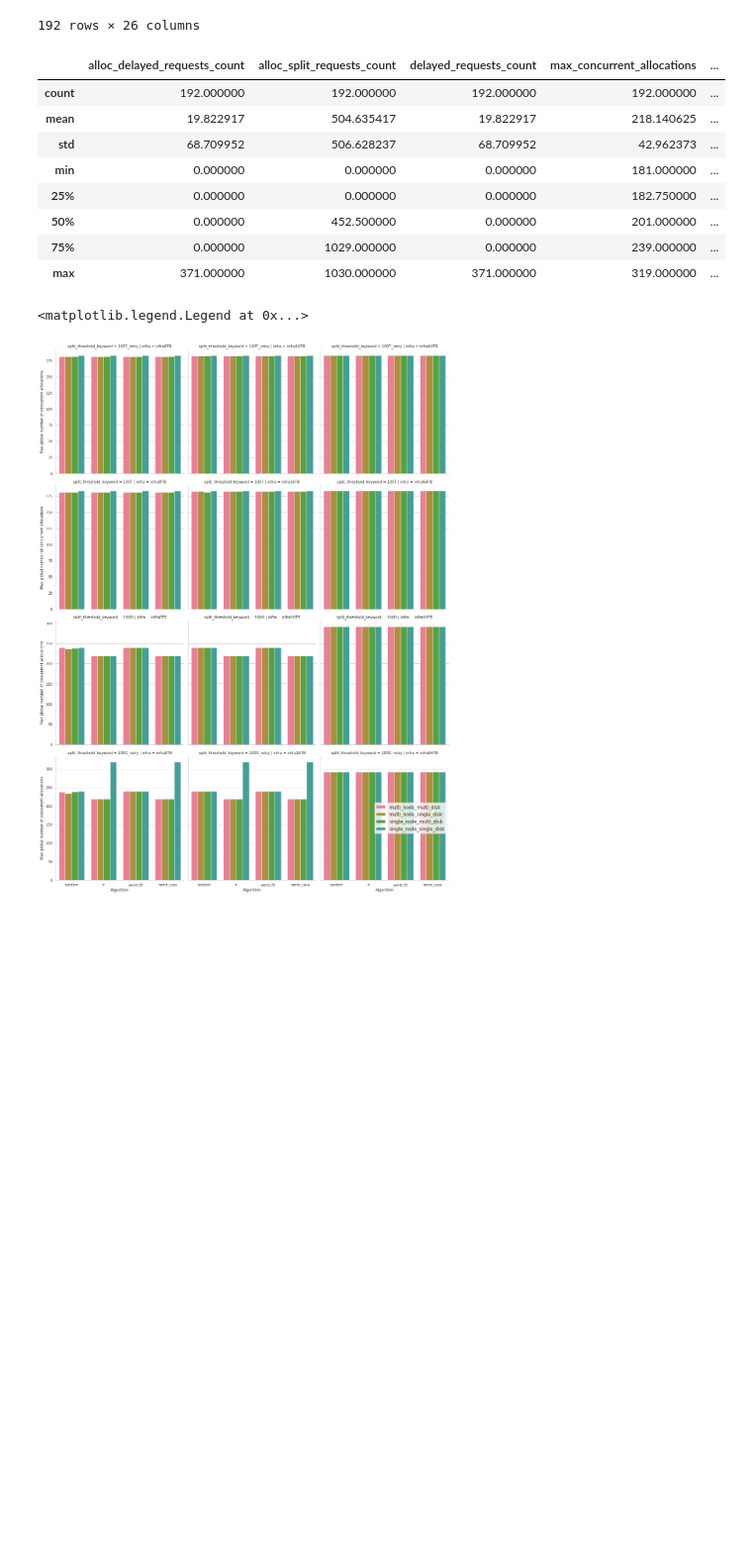
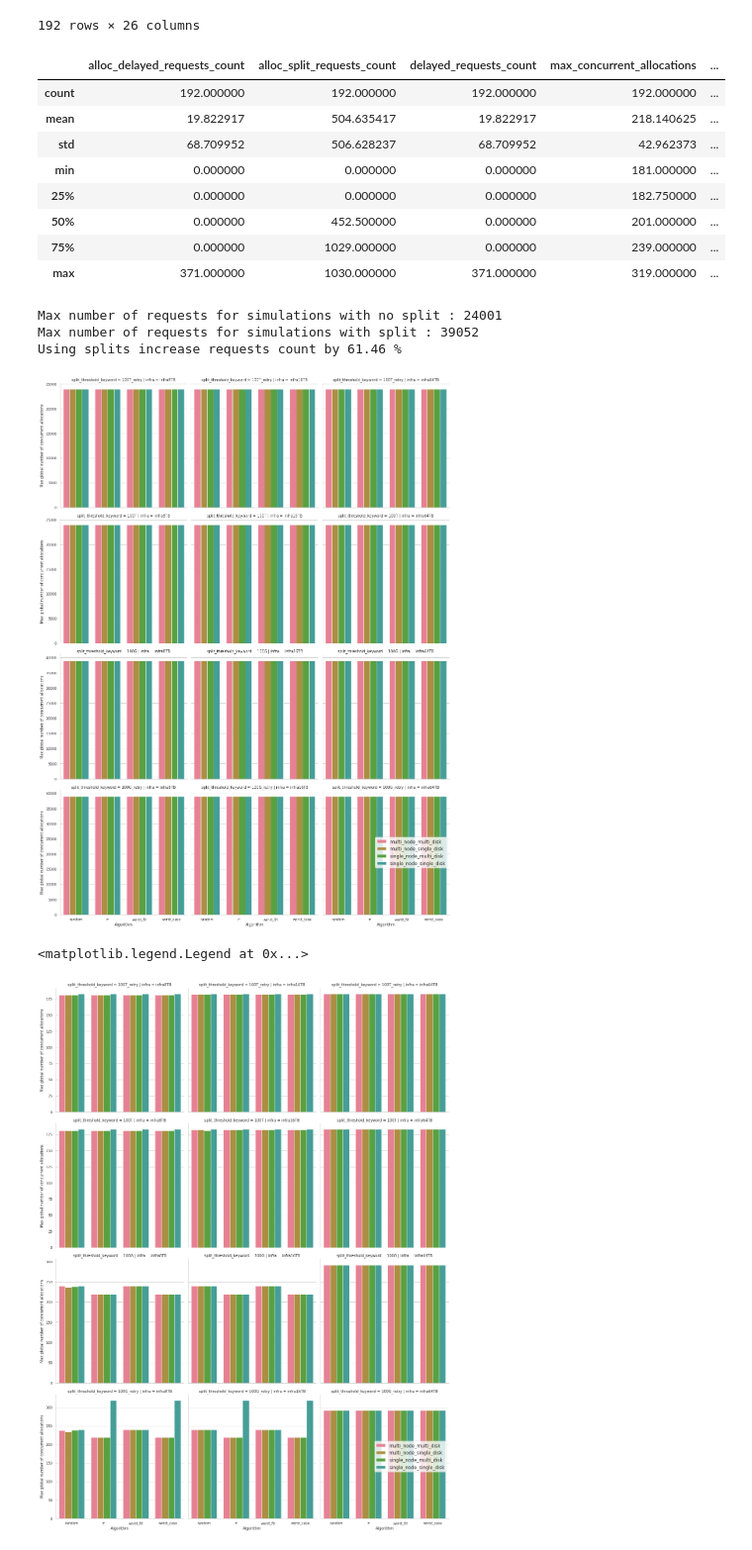
Before and after one commit to hephtaicie/storalloc, a Jupyter notebook: simulation/Seaborn_StorAllocStats_G5K.ipynb, the cells around one changed output. Shown at 99% size. Saved outputs shown, nothing was run; the diff lists cells and outputs as text; code cells hidden in the pictures; blank space fills up the shorter version.

```diff
--- a/simulation/Seaborn_StorAllocStats_G5K.ipynb
+++ b/simulation/Seaborn_StorAllocStats_G5K.ipynb
@@ -176,6 +178,37 @@ categorical_theme_disk = {
 
 algo_order = ["random", "rr", "worst_fit", "worst_case"]
 infra_order = ["infra8TB", "infra16TB", "infra64TB"]
+# %%
+sns.set_theme(**categorical_theme_2)
+
+# --- REQUEST COUNT (total number of requests processed by scheduler,
+# even those which were delayed, split, or resulted in fallback to the main PFS)
+# Should be the same number for all simulation which share the same split threshold setting.
+
+g = sns.catplot(
+    data=df_data, kind="bar",
+    x="algo", y="requests_count", hue="system", col="infra", row="split_threshold_keyword",
+    col_order=infra_order, order=algo_order,sharey="row",
+    legend=False
+)
+g.set(ylabel="Max global number of concurrent allocations", xlabel="Algorithm")
+plt.legend(fontsize="12", loc="right")
+
+# Define datasets with only the 100G split setting or only the 100T split settint (=> no split)
+df_data_split_100G =   df_data.loc[(df_data.loc[:,"split_threshold_keyword"] == "100G") | (df_data.loc[:,"split_threshold_keyword"] == "100G_retry")].copy()
+df_data_no_split = df_data.loc[(df_data["split_threshold_keyword"] == "100T_retry") | (df_data["split_threshold_keyword"] == "100T")].copy()
+
+max_res_count_split = df_data_split_100G["requests_count"].max()
+max_res_count_no_split = df_data_no_split["requests_count"].max()
+
+print(f"Max number of requests for simulations with no split : {max_res_count_no_split}")
+print(f"Max number of requests for simulations with split : {max_res_count_split}")
+print(f"Using splits increase requests count by {max_res_count_no_split * 100 / max_res_count_split:.2f} % ")
+# %% [output]
+Max number of requests for simulations with no split : 24001
+Max number of requests for simulations with split : 39052
+Using splits increase requests count by 61.46 %
+[figure, added]
 # %%
 sns.set_theme(**categorical_theme_2)
 
```
Also changed, not shown: parts of 14 cells of this notebook, 4 other files.
